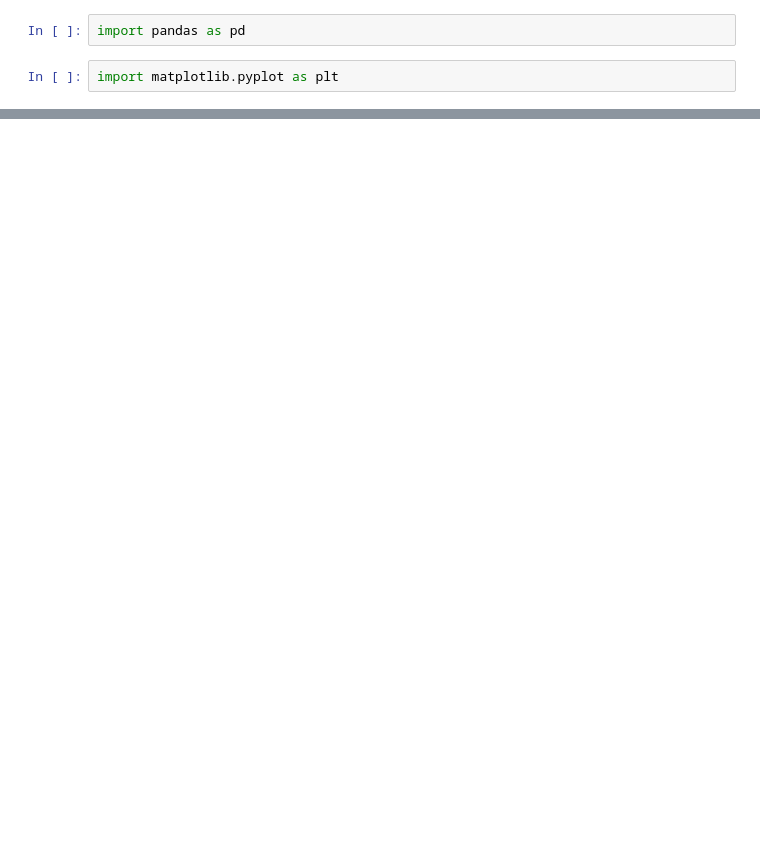
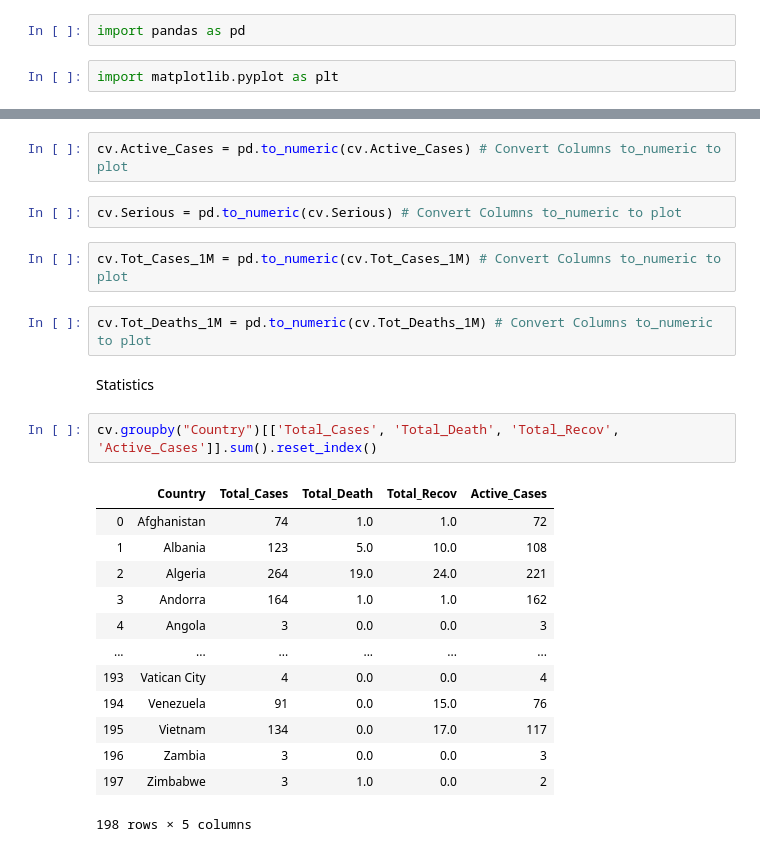
Before and after one commit to yordanisp/Pandas, a Jupyter notebook: Covid-19.ipynb, the cells around one changed output, grey strips where cells are left out. Cells and saved outputs as stored; diff of their text form; blank space fills up the shorter version.

```diff
--- a/Covid-19.ipynb
+++ b/Covid-19.ipynb
@@ -24,0 +44,26 @@ cv = cv.fillna(0)
+# %%
+cv.Active_Cases = pd.to_numeric(cv.Active_Cases) # Convert Columns to_numeric to plot
+# %%
+cv.Serious = pd.to_numeric(cv.Serious) # Convert Columns to_numeric to plot
+# %%
+cv.Tot_Cases_1M = pd.to_numeric(cv.Tot_Cases_1M) # Convert Columns to_numeric to plot
+# %%
+cv.Tot_Deaths_1M = pd.to_numeric(cv.Tot_Deaths_1M) # Convert Columns to_numeric to plot
+# %% [markdown]
+Statistics
+# %%
+cv.groupby("Country")[['Total_Cases', 'Total_Death', 'Total_Recov', 'Active_Cases']].sum().reset_index()
+# %% [output]
+|  | Country | Total_Cases | Total_Death | Total_Recov | Active_Cases |
+| 0 | Afghanistan | 74 | 1.0 | 1.0 | 72 |
+| 1 | Albania | 123 | 5.0 | 10.0 | 108 |
+| 2 | Algeria | 264 | 19.0 | 24.0 | 221 |
+| 3 | Andorra | 164 | 1.0 | 1.0 | 162 |
+| 4 | Angola | 3 | 0.0 | 0.0 | 3 |
+| ... | ... | ... | ... | ... | ... |
+| 193 | Vatican City | 4 | 0.0 | 0.0 | 4 |
+| 194 | Venezuela | 91 | 0.0 | 15.0 | 76 |
+| 195 | Vietnam | 134 | 0.0 | 17.0 | 117 |
+| 196 | Zambia | 3 | 0.0 | 0.0 | 3 |
+| 197 | Zimbabwe | 3 | 1.0 | 0.0 | 2 |
+198 rows × 5 columns
```
Also changed, not shown: parts of 16 cells of this notebook, 3 other files.
